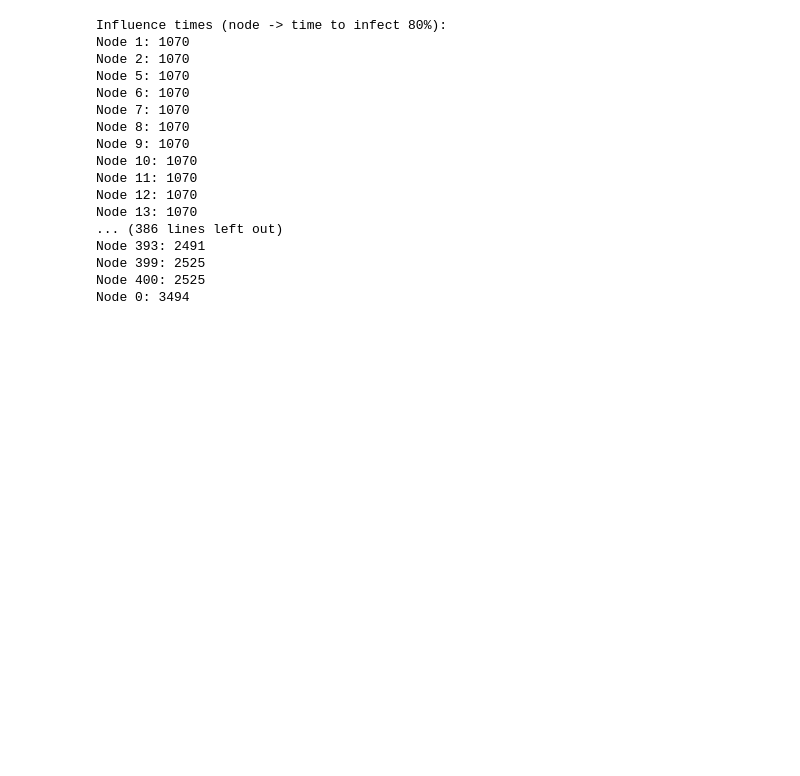
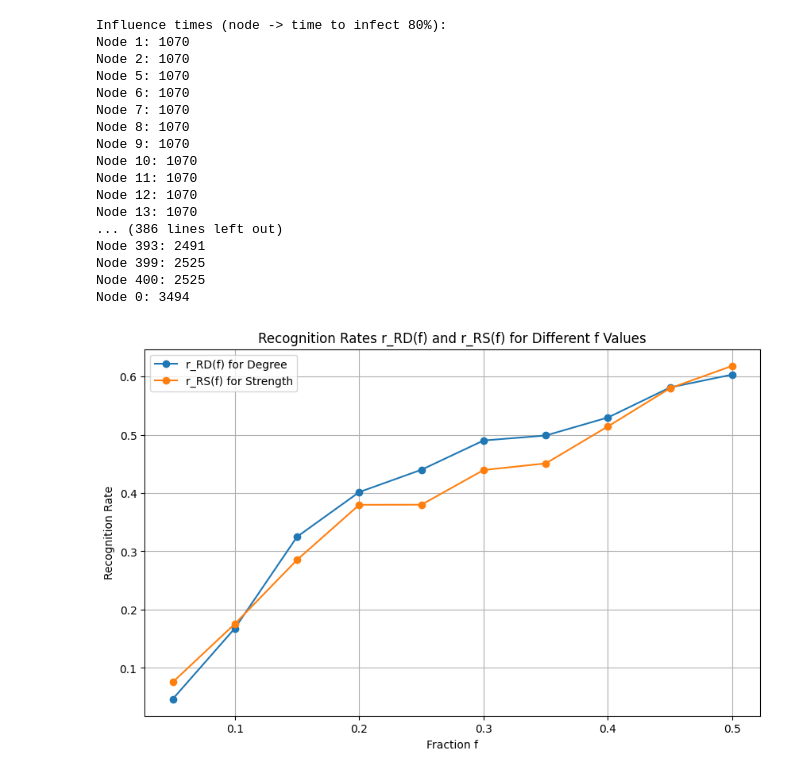
Before and after one commit to Tim-Albers/ComplexNetworks, a Jupyter notebook: Notebooks/B10.ipynb, the cells around one changed output. Drawn from its saved outputs; the diff is of its cells as text; code cells hidden in the pictures; blank space fills up the shorter version.

```diff
--- a/Notebooks/B10.ipynb
+++ b/Notebooks/B10.ipynb
@@ -259,3 +259,16 @@ verbose = False
 if verbose:
     df_recognition_rates = pd.DataFrame(recognition_rates)
     print(df_recognition_rates)
+# %%
+# Plot the results
+plt.figure(figsize=(10, 6))
+plt.plot(recognition_rates['f'], recognition_rates['r_RD_f_degree'], label='r_RD(f) for Degree', marker='o')
+plt.plot(recognition_rates['f'], recognition_rates['r_RS_f_strength'], label='r_RS(f) for Strength', marker='o')
+plt.xlabel('Fraction f')
+plt.ylabel('Recognition Rate')
+plt.title('Recognition Rates r_RD(f) and r_RS(f) for Different f Values')
+plt.legend()
+plt.grid(True)
+plt.show()
+# %% [output]
+[figure, added]
```
Also changed, not shown: parts of 2 cells of this notebook.
